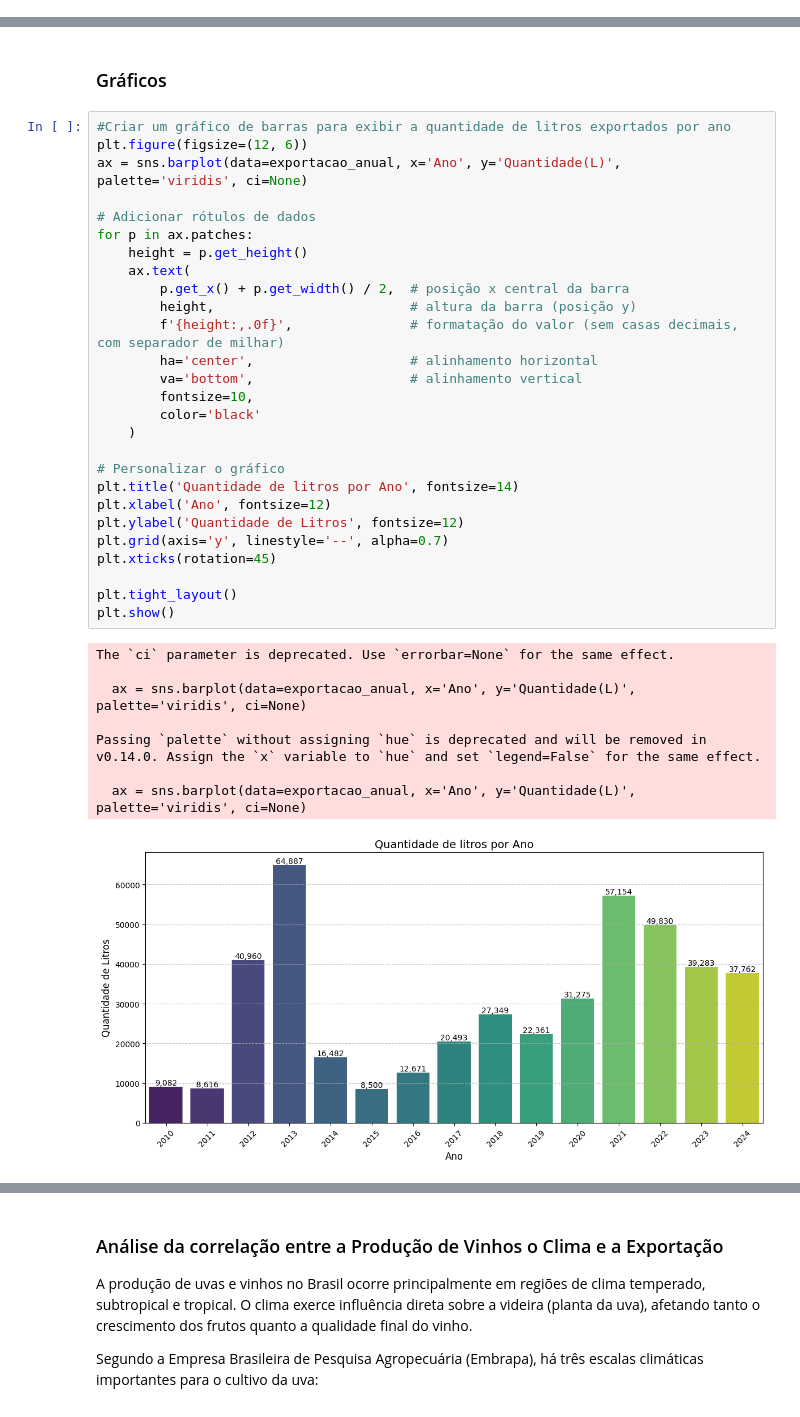
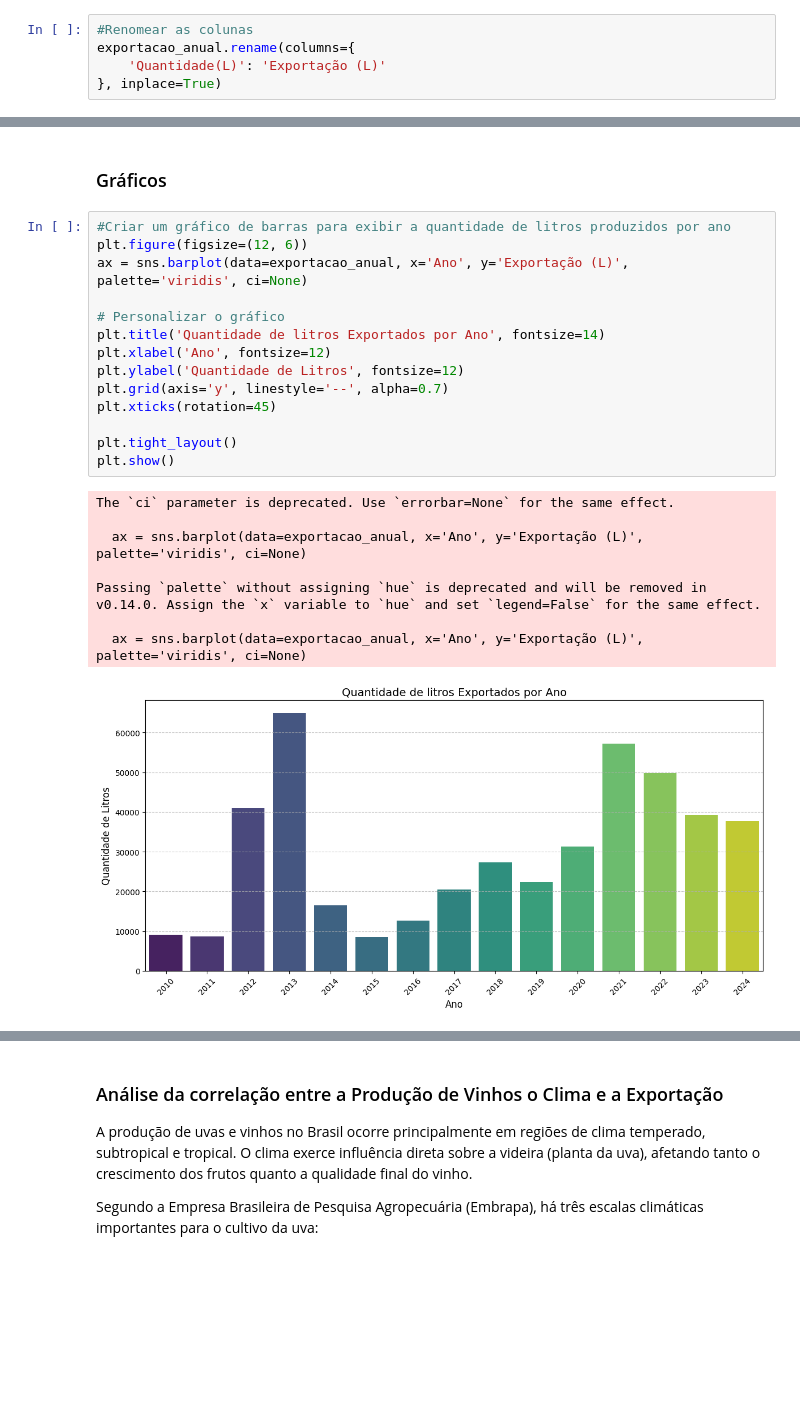
Before and after one commit to LaisST/FIAP_202501_HandsOn_data_analytics, a Jupyter notebook: Tech_Challenge_Clima_x_Exportacao.ipynb, the cells around one changed output, grey strips where cells are left out. Saved outputs shown, nothing was run; the diff lists cells and outputs as text; blank space fills up the shorter version.

```diff
--- a/Tech_Challenge_Clima_x_Exportacao.ipynb
+++ b/Tech_Challenge_Clima_x_Exportacao.ipynb
@@ -375,6 +375,11 @@ Producao_Ano.to_excel('/content/producao_anual.xlsx', index=False)
 Producao_Ano['Ano'] = Producao_Ano['Ano'].astype(int)
 exportacao_anual['Ano'] = exportacao_anual['Ano'].astype(int)
 clima_medias_anuais['Ano'] = clima_medias_anuais['Ano'].astype(int)
+# %%
+#Renomear as colunas
+exportacao_anual.rename(columns={
+    'Quantidade(L)': 'Exportação (L)'
+}, inplace=True)
 # %%
 # Usar o merge para juntar os dataframes Producao e Clima
 clima_producao =  pd.merge(Producao_Ano, clima_medias_anuais, on='Ano')
@@ -424,41 +429,28 @@ Analisar os dados
 # %% [markdown]
 ### Gráficos
 # %%
-#Criar um gráfico de barras para exibir a quantidade de litros exportados por ano
+#Criar um gráfico de barras para exibir a quantidade de litros produzidos por ano
 plt.figure(figsize=(12, 6))
-ax = sns.barplot(data=exportacao_anual, x='Ano', y='Quantidade(L)', palette='viridis', ci=None)
-
-# Adicionar rótulos de dados
-for p in ax.patches:
-    height = p.get_height()
-    ax.text(
-        p.get_x() + p.get_width() / 2,  # posição x central da barra
-        height,                         # altura da barra (posição y)
-        f'{height:,.0f}',               # formatação do valor (sem casas decimais, com separador de milhar)
-        ha='center',                    # alinhamento horizontal
-        va='bottom',                    # alinhamento vertical
-        fontsize=10,
-        color='black'
-    )
+ax = sns.barplot(data=exportacao_anual, x='Ano', y='Exportação (L)', palette='viridis', ci=None)
 
 # Personalizar o gráfico
-plt.title('Quantidade de litros por Ano', fontsize=14)
+plt.title('Quantidade de litros Exportados por Ano', fontsize=14)
 plt.xlabel('Ano', fontsize=12)
 plt.ylabel('Quantidade de Litros', fontsize=12)
 plt.grid(axis='y', linestyle='--', alpha=0.7)
 plt.xticks(rotation=45)
 
 plt.tight_layout()
 plt.show()
 # %% [output]
 The `ci` parameter is deprecated. Use `errorbar=None` for the same effect.
 
-  ax = sns.barplot(data=exportacao_anual, x='Ano', y='Quantidade(L)', palette='viridis', ci=None)
+  ax = sns.barplot(data=exportacao_anual, x='Ano', y='Exportação (L)', palette='viridis', ci=None)
 
 Passing `palette` without assigning `hue` is deprecated and will be removed in v0.14.0. Assign the `x` variable to `hue` and set `legend=False` for the same effect.
 
-  ax = sns.barplot(data=exportacao_anual, x='Ano', y='Quantidade(L)', palette='viridis', ci=None)
+  ax = sns.barplot(data=exportacao_anual, x='Ano', y='Exportação (L)', palette='viridis', ci=None)
-[figure, old version]
+[figure, new version]
 # %%
 fig, ax1 = plt.subplots(figsize=(14, 6))
 
```
Also changed, not shown: parts of 2 cells of this notebook.
